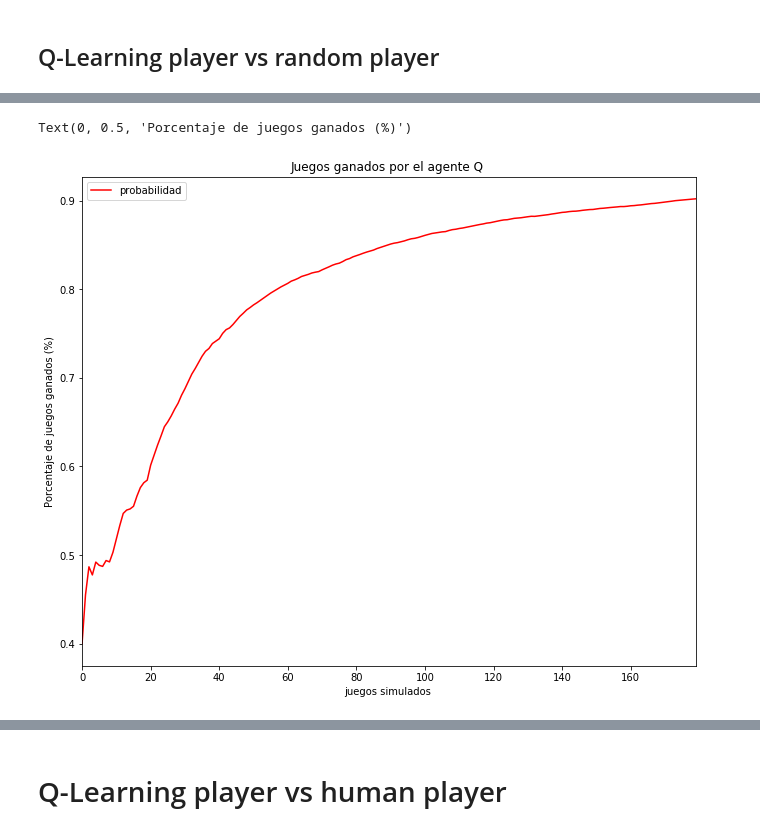
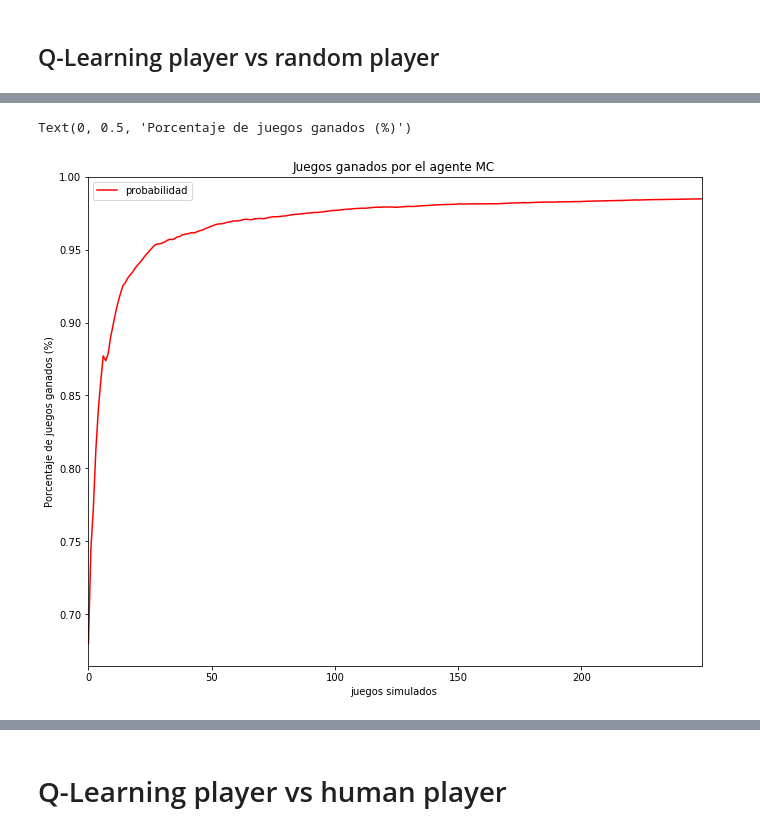
Before and after one commit to sergfer26/Reinforcement-Learning, a Jupyter notebook: tests.ipynb, the cells around one changed output, grey strips where cells are left out. Drawn from its saved outputs; the diff is of its cells as text; code cells hidden in the pictures.

```diff
--- a/tests.ipynb
+++ b/tests.ipynb
@@ -107,10 +114,21 @@ agent5.wins
+# %%
+agent7 = atql()
+agent7.epsilon = 0.2
+agent7.alpha = 0.02
+agent7.gamma = 0.7
+
+
+playerX = agent2
+playerO = agent7
+
+frec = play_n_duels(25000, playerX, playerO)
 # %%
-df = pd.DataFrame({ 'probabilidad' :prob })
+df = pd.DataFrame({ 'probabilidad' :frec })
 
 figsize(11, 9)
-df.plot(title='Juegos ganados por el agente Q ',color='r')
+df.plot(title='Juegos ganados por el agente MC ',color='r')
 plt.xlabel("juegos simulados ")
 plt.ylabel("Porcentaje de juegos ganados (%)")
 # %% [output]
 Text(0, 0.5, 'Porcentaje de juegos ganados (%)')
-[figure, old version]
+[figure, new version]
```
Also changed, not shown: parts of 51 cells of this notebook.
